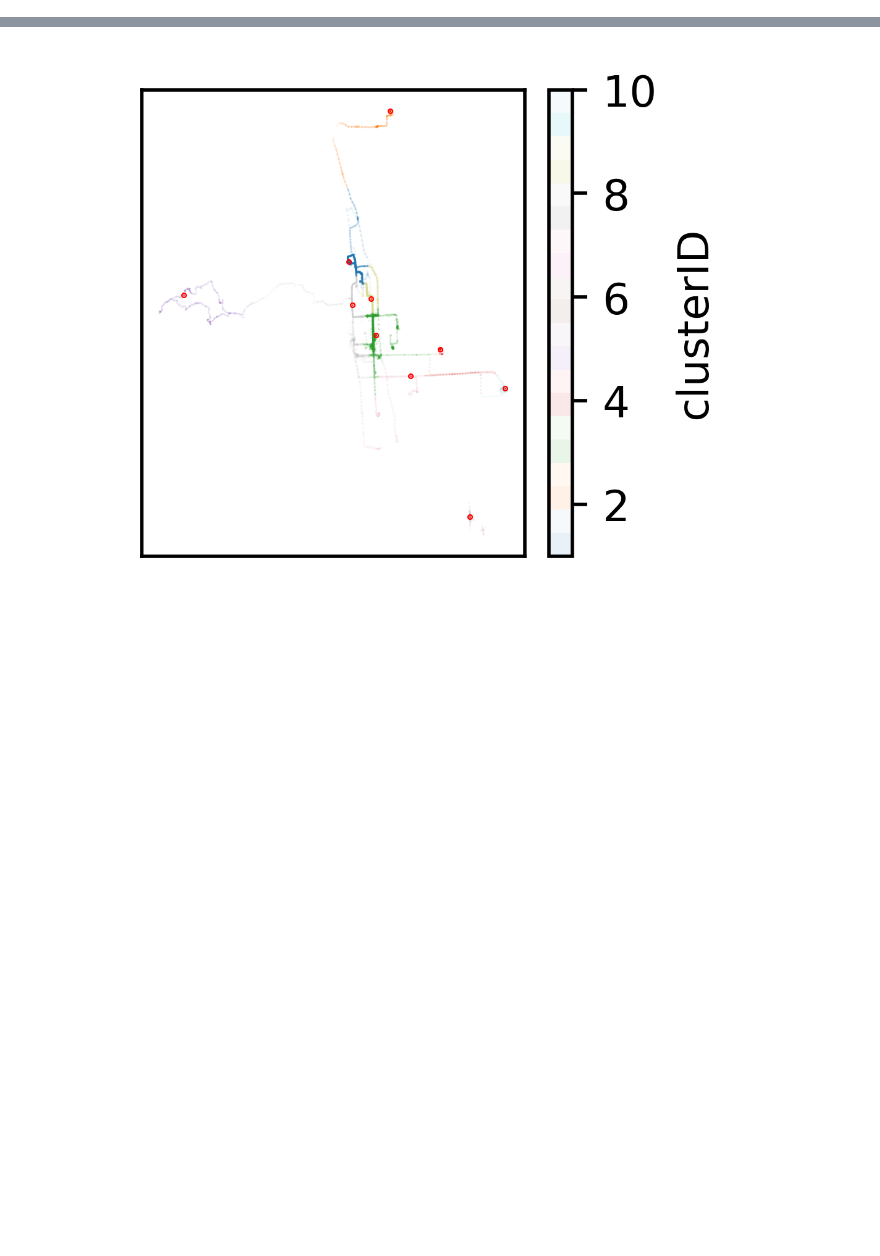
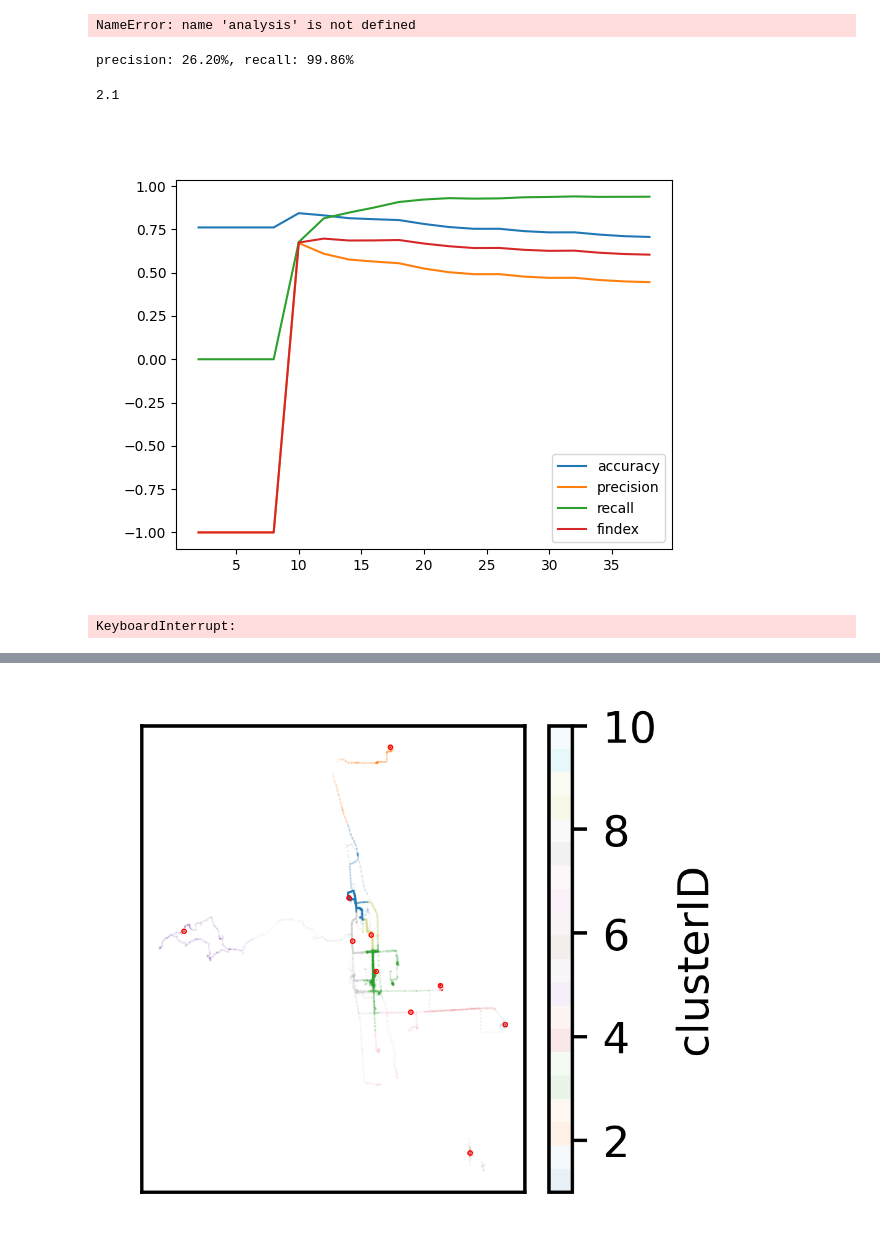
Before and after one commit to KEAE12315/flotation_old, a Jupyter notebook: test.ipynb, the cells around one changed output, grey strips where cells are left out. Saved outputs shown, nothing was run; the diff lists cells and outputs as text; code cells hidden in the pictures; blank space fills up the shorter version.

```diff
--- a/test.ipynb
+++ b/test.ipynb
@@ -265,0 +211,38 @@ for id, dfc in dpc.df.groupby('clusterID'):
+# %%
+from utils.inspection import EvalCluster, Evaluation
+x = {'groups': []}
+analysis = {
+    'accuracy': [],
+    'precision': [],
+    'recall': [],
+    'findex': []
+}
+
+eval = Evaluation(df_label, df_label)
+for arg in np.arange(2, 40, 2):
+    eval.setDfp(dpc.TE(thresholdEI=2.1, groups=arg))
+
+    x['groups'].append(arg)
+    try:
+        analysis['accuracy'].append(eval.Acc())
+    except:
+        analysis['accuracy'].append(-1)
+    try:
+        analysis['precision'].append(eval.Precision())
+    except:
+        analysis['precision'].append(-1)
+    try:
+        analysis['recall'].append(eval.Recall())
+    except:
+        analysis['recall'].append(-1)
+    try:
+        analysis['findex'].append(eval.FI())
+    except:
+        analysis['findex'].append(-1)
+
+    # analysis['precision'].append(eval.Precision())
+    # analysis['recall'].append(eval.Recall())
+    # analysis['findex'].append(eval.FI())
+
+    # msg = f'minRho: {minRho:.2}, precision: {eval.Precision():2.2%}, recall: {eval.Recall():2.2%}'
+    # print(msg)
@@ -265,0 +322,38 @@ for id, dfc in dpc.df.groupby('clusterID'):
+# %%
+import matplotlib.pyplot as plt
+%matplotlib widget
+plt.boxplot(list(analysis.values()), labels=list(analysis.keys()), vert=True)
+pass
+# %% [output]
+NameError: name 'analysis' is not defined
+# %%
+eval.setDfp(dpc.TE())
+msg = f'precision: {eval.Precision():2.2%}, recall: {eval.Recall():2.2%}'
+print(msg)
+# %% [output]
+precision: 26.20%, recall: 99.86%
+# %%
+x['eithreshold'][analysis['accuracy'].index(max(analysis['accuracy']))]
+# %% [output]
+2.1
+# %%
+from utils.drawing import pltxys
+%matplotlib widget
+pltxys(x, analysis)
+# %% [output]
+[figure, added]
+# %%
+x = {'minRhos': []}
+ys = {
+    'postiveProps': [],
+    'negativeProps': []
+}
+for minRho in np.arange(0, 10, 0.5):
+    dpc.cluster(minRho)
+    postiveProp, negaiveProp = preCluster(dpc.df, dfl)
+
+    x['minRhos'].append(minRho)
+    ys['postiveProps'].append(postiveProp)
+    ys['negativeProps'].append(negaiveProp)
+# %% [output]
+KeyboardInterrupt:
```
Also changed, not shown: parts of 27 cells of this notebook, 42 other files.
